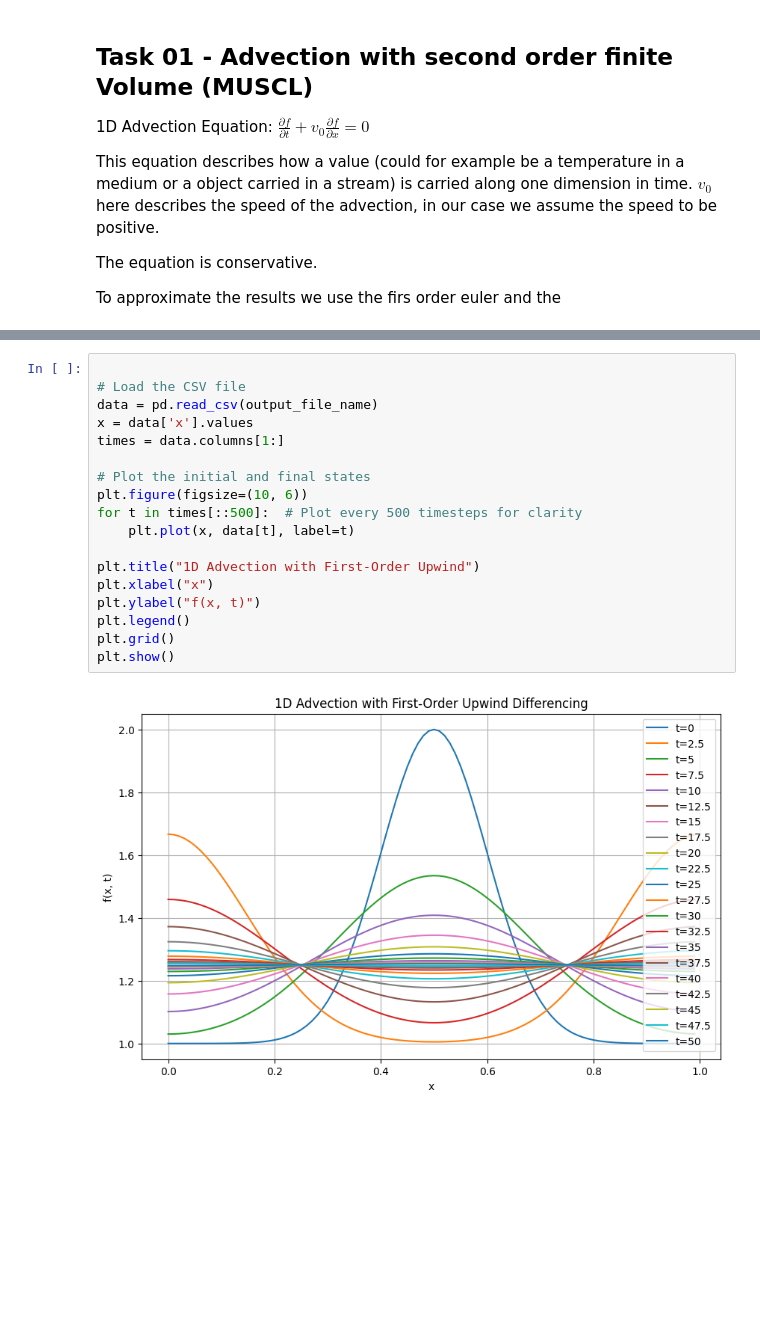
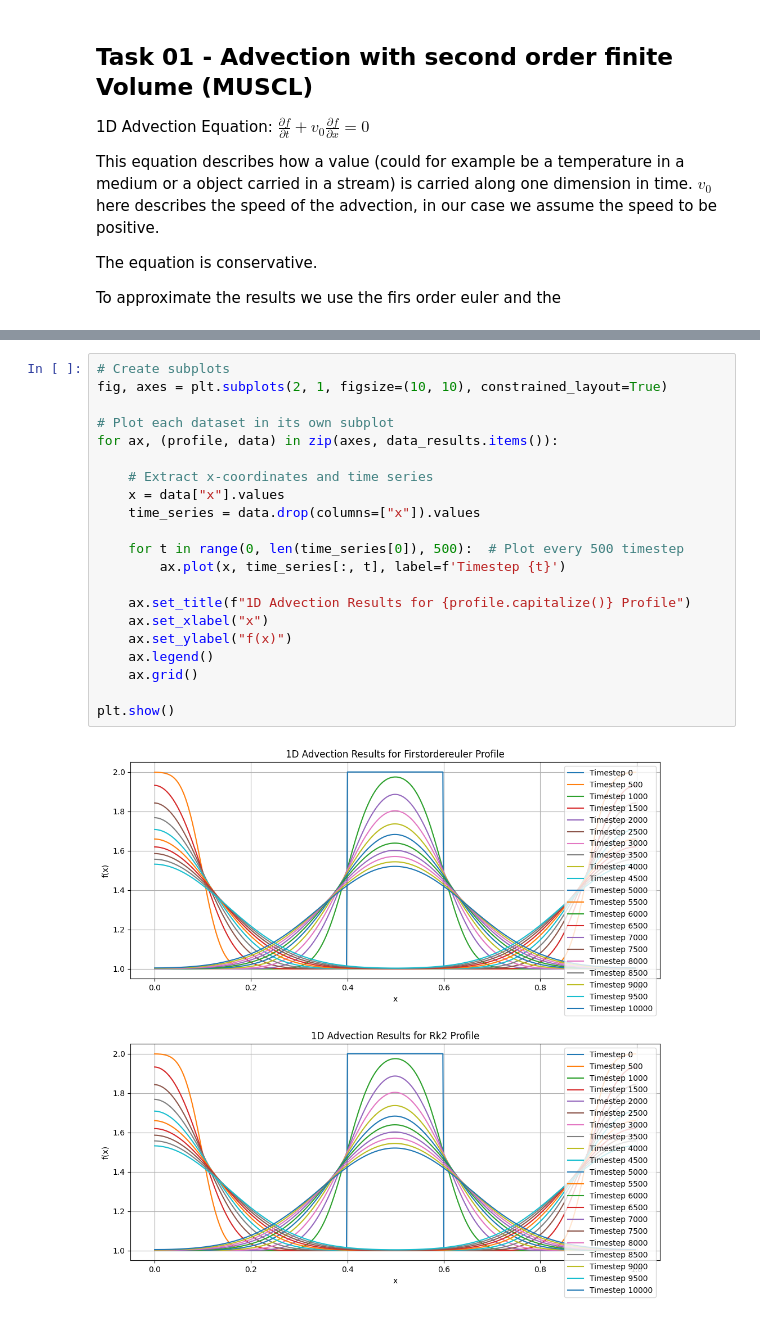
Before and after one commit to dariohug/03_Hydro_project, a Jupyter notebook: visualization.ipynb, the cells around one changed output, grey strips where cells are left out. Saved outputs shown, nothing was run; the diff lists cells and outputs as text; blank space fills up the shorter version.

Commit message:
Implement RK2 for first part

```diff
--- a/visualization.ipynb
+++ b/visualization.ipynb
@@ -77,20 +88,23 @@ Output:     Simulations completed, results saved in: 01_advection_results.csv
-# %%
-
-# Load the CSV file
-data = pd.read_csv(output_file_name)
-x = data['x'].values
-times = data.columns[1:]
-
-# Plot the initial and final states
-plt.figure(figsize=(10, 6))
-for t in times[::500]:  # Plot every 500 timesteps for clarity
-    plt.plot(x, data[t], label=t)
-
-plt.title("1D Advection with First-Order Upwind")
-plt.xlabel("x")
-plt.ylabel("f(x, t)")
-plt.legend()
-plt.grid()
-plt.show()
-# %% [output]
-[figure, removed]
+# %%
+# Create subplots
+fig, axes = plt.subplots(2, 1, figsize=(10, 10), constrained_layout=True)
+
+# Plot each dataset in its own subplot
+for ax, (profile, data) in zip(axes, data_results.items()):
+
+    # Extract x-coordinates and time series
+    x = data["x"].values
+    time_series = data.drop(columns=["x"]).values
+
+    for t in range(0, len(time_series[0]), 500):  # Plot every 500 timestep
+        ax.plot(x, time_series[:, t], label=f'Timestep {t}')
+
+    ax.set_title(f"1D Advection Results for {profile.capitalize()} Profile")
+    ax.set_xlabel("x")
+    ax.set_ylabel("f(x)")
+    ax.legend()
+    ax.grid()
+
+plt.show()
+# %% [output]
+[figure, added]
```
Also changed, not shown: parts of 1 cell of this notebook, 4 other files.
